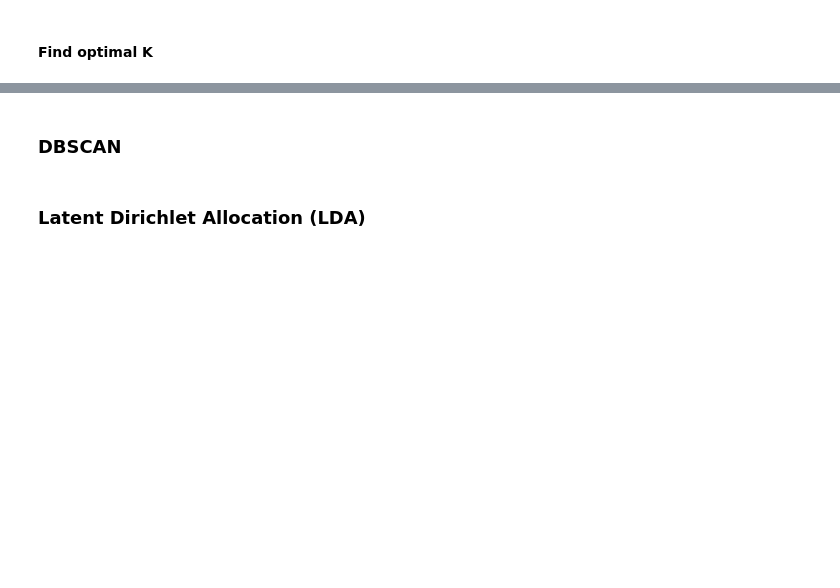
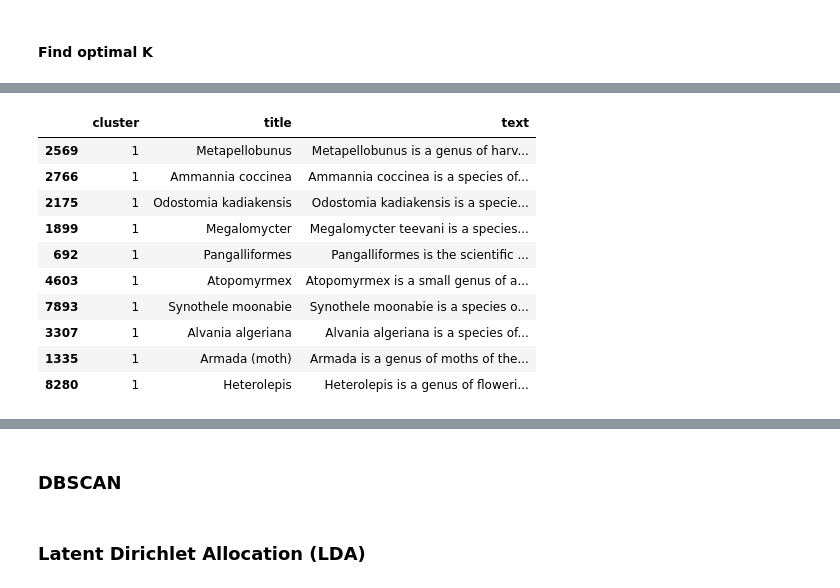
Before and after one commit to nadpierre/wiki-nlp-project, a Jupyter notebook: nlp_project.ipynb, the cells around one changed output, grey strips where cells are left out. Saved outputs shown, nothing was run; the diff lists cells and outputs as text; code cells hidden in the pictures; blank space fills up the shorter version.

```diff
--- a/nlp_project.ipynb
+++ b/nlp_project.ipynb
@@ -339,0 +333,15 @@ display_k_plots(metrics_df, 'msmarco-distilbert-base-v3')
+# %%
+cluster1 = df[df['cluster'] == 1]
+cluster1.sample(10)
+# %% [output]
+|  | cluster | title | text |
+| 2569 | 1 | Metapellobunus | Metapellobunus is a genus of harv... |
+| 2766 | 1 | Ammannia coccinea | Ammannia coccinea is a species of... |
+| 2175 | 1 | Odostomia kadiakensis | Odostomia kadiakensis is a specie... |
+| 1899 | 1 | Megalomycter | Megalomycter teevani is a species... |
+| 692 | 1 | Pangalliformes | Pangalliformes is the scientific ... |
+| 4603 | 1 | Atopomyrmex | Atopomyrmex is a small genus of a... |
+| 7893 | 1 | Synothele moonabie | Synothele moonabie is a species o... |
+| 3307 | 1 | Alvania algeriana | Alvania algeriana is a species of... |
+| 1335 | 1 | Armada (moth) | Armada is a genus of moths of the... |
+| 8280 | 1 | Heterolepis | Heterolepis is a genus of floweri... |
```
Also changed, not shown: parts of 35 cells of this notebook, 1 other file.
